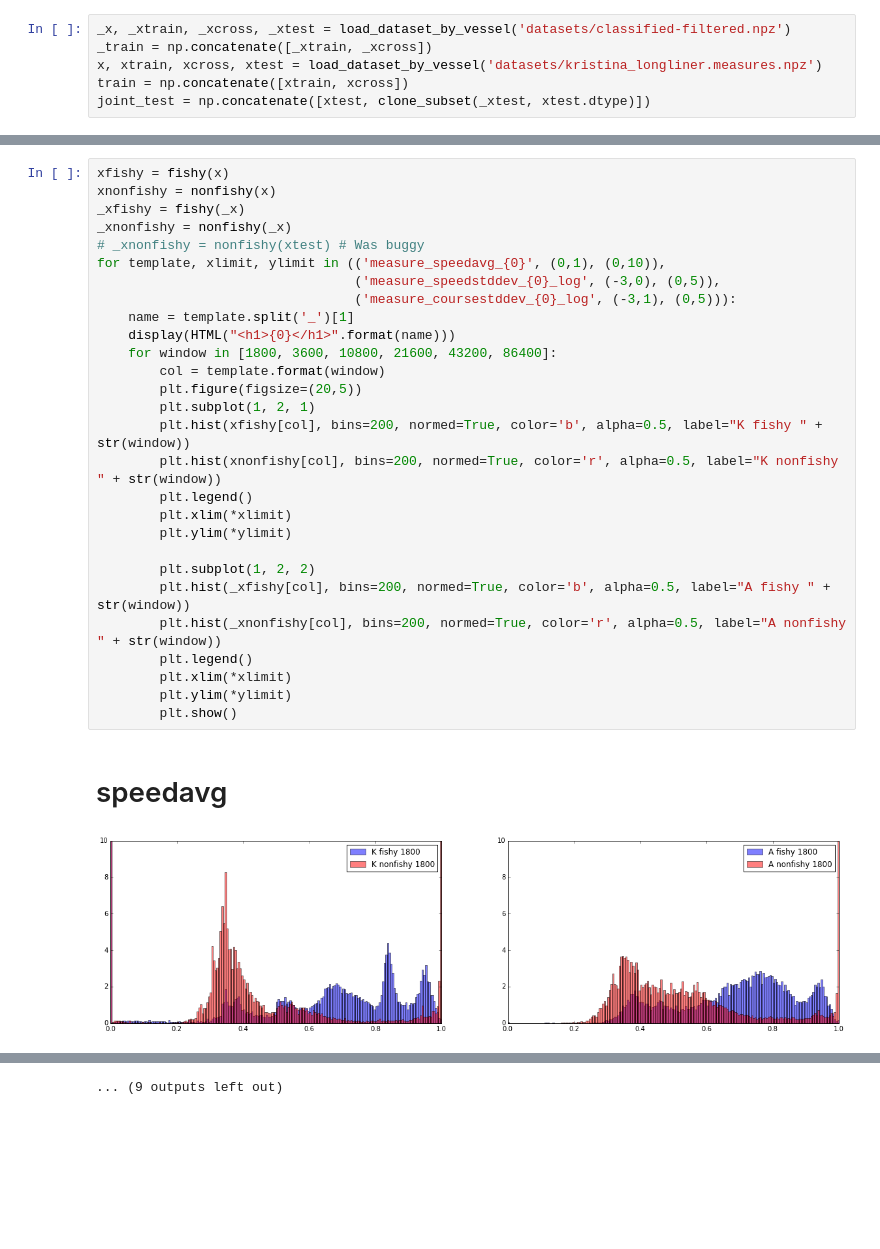
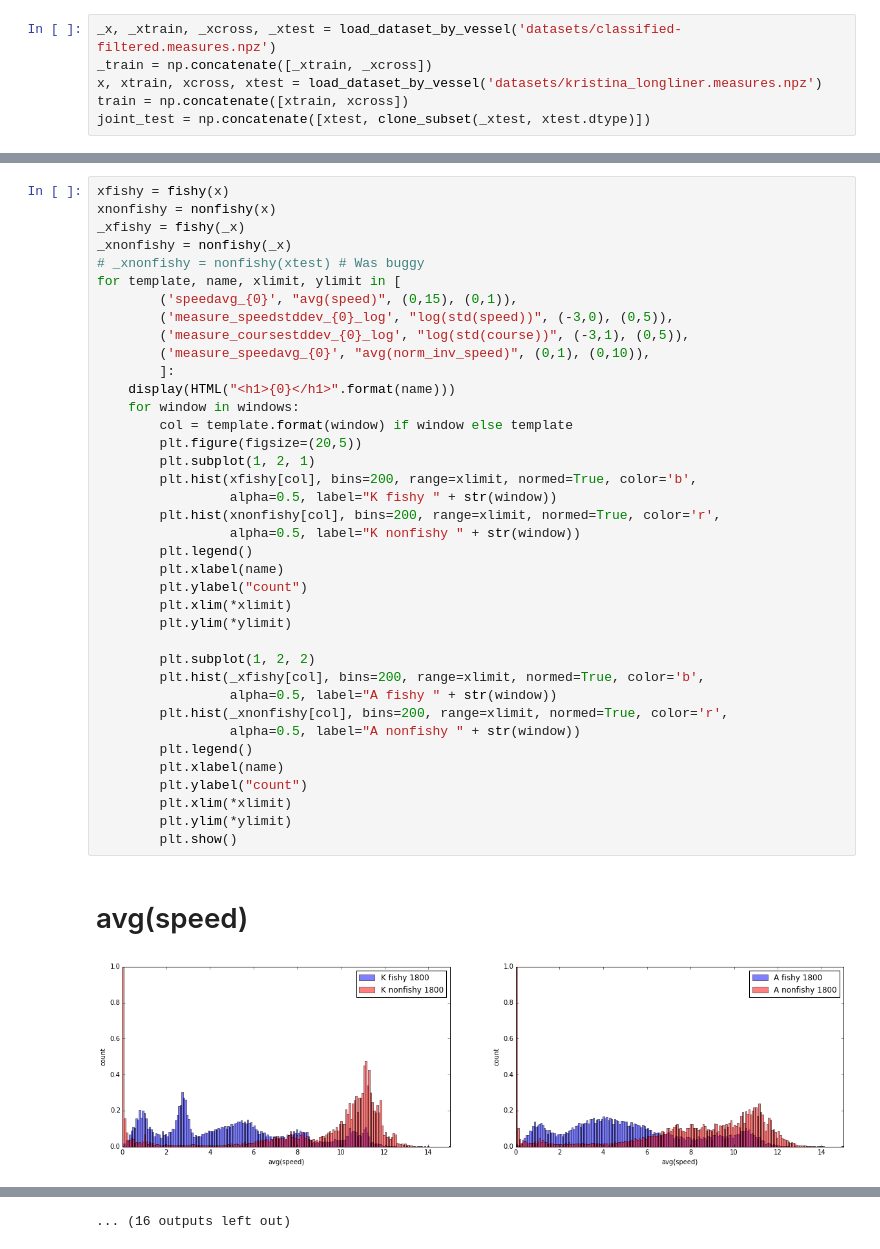
Before and after one commit to GlobalFishingWatch/vessel-scoring, a Jupyter notebook: Katrina_alex_data_comparison.ipynb, the cells around one changed output, grey strips where cells are left out. Drawn from its saved outputs; the diff is of its cells as text; blank space fills up the shorter version.

Commit message:
add windowed, raw speed and change the way stddev of course is calculated

```diff
--- a/Katrina_alex_data_comparison.ipynb
+++ b/Katrina_alex_data_comparison.ipynb
@@ -8,5 +7,5 @@ from utils import clone_subset
 # %%
-_x, _xtrain, _xcross, _xtest = load_dataset_by_vessel('datasets/classified-filtered.npz')
+_x, _xtrain, _xcross, _xtest = load_dataset_by_vessel('datasets/classified-filtered.measures.npz')
 _train = np.concatenate([_xtrain, _xcross])
 x, xtrain, xcross, xtest = load_dataset_by_vessel('datasets/kristina_longliner.measures.npz')
 train = np.concatenate([xtrain, xcross])
@@ -60,31 +117,41 @@ How does the two labeled datasets differ in their labeleing? Alex only has label
 # %%
 xfishy = fishy(x)
 xnonfishy = nonfishy(x)
 _xfishy = fishy(_x)
 _xnonfishy = nonfishy(_x)
 # _xnonfishy = nonfishy(xtest) # Was buggy
-for template, xlimit, ylimit in (('measure_speedavg_{0}', (0,1), (0,10)),
-                                 ('measure_speedstddev_{0}_log', (-3,0), (0,5)),
-                                 ('measure_coursestddev_{0}_log', (-3,1), (0,5))):
-    name = template.split('_')[1]
+for template, name, xlimit, ylimit in [
+        ('speedavg_{0}', "avg(speed)", (0,15), (0,1)),
+        ('measure_speedstddev_{0}_log', "log(std(speed))", (-3,0), (0,5)),
+        ('measure_coursestddev_{0}_log', "log(std(course))", (-3,1), (0,5)),
+        ('measure_speedavg_{0}', "avg(norm_inv_speed)", (0,1), (0,10)),
+        ]:
     display(HTML("<h1>{0}</h1>".format(name)))
-    for window in [1800, 3600, 10800, 21600, 43200, 86400]:
-        col = template.format(window)
+    for window in windows:
+        col = template.format(window) if window else template
         plt.figure(figsize=(20,5))
         plt.subplot(1, 2, 1)
-        plt.hist(xfishy[col], bins=200, normed=True, color='b', alpha=0.5, label="K fishy " + str(window))
-        plt.hist(xnonfishy[col], bins=200, normed=True, color='r', alpha=0.5, label="K nonfishy " + str(window))
+        plt.hist(xfishy[col], bins=200, range=xlimit, normed=True, color='b',
+                 alpha=0.5, label="K fishy " + str(window))
+        plt.hist(xnonfishy[col], bins=200, range=xlimit, normed=True, color='r',
+                 alpha=0.5, label="K nonfishy " + str(window))
         plt.legend()
+        plt.xlabel(name)
+        plt.ylabel("count")
         plt.xlim(*xlimit)
         plt.ylim(*ylimit)
 
         plt.subplot(1, 2, 2)
-        plt.hist(_xfishy[col], bins=200, normed=True, color='b', alpha=0.5, label="A fishy " + str(window))
-        plt.hist(_xnonfishy[col], bins=200, normed=True, color='r', alpha=0.5, label="A nonfishy " + str(window))
+        plt.hist(_xfishy[col], bins=200, range=xlimit, normed=True, color='b',
+                 alpha=0.5, label="A fishy " + str(window))
+        plt.hist(_xnonfishy[col], bins=200, range=xlimit, normed=True, color='r',
+                 alpha=0.5, label="A nonfishy " + str(window))
         plt.legend()
+        plt.xlabel(name)
+        plt.ylabel("count")
         plt.xlim(*xlimit)
         plt.ylim(*ylimit)
         plt.show()
 # %% [output]
-speedavg
+avg(speed)
-[figure, old version]
+[figure, new version]
@@ -101 +168 @@ speedstddev
-... (9 outputs left out)
+... (16 outputs left out)
```
Also changed, not shown: parts of 11 cells of this notebook, 1 other file.
